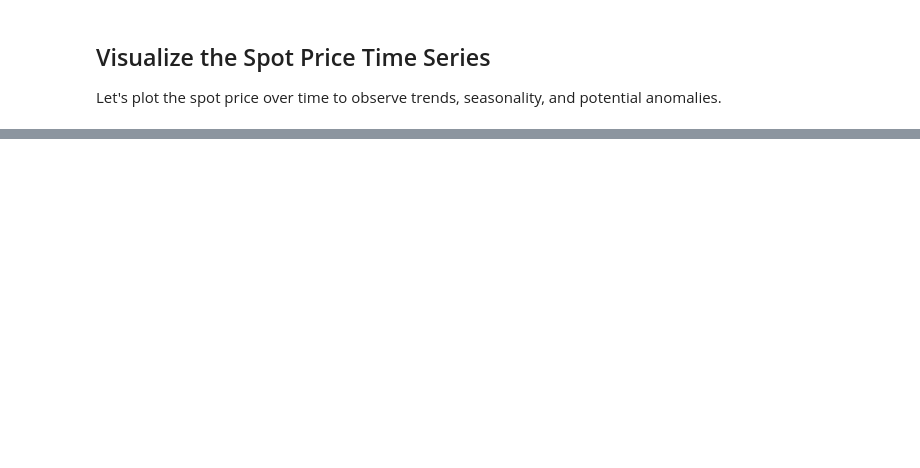
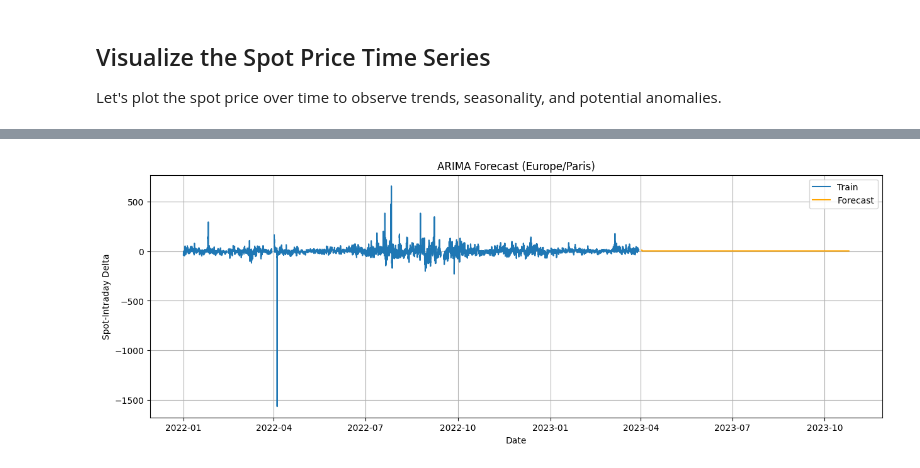
Before and after one commit to ArmandVincent/Power_Spot_Price_Forecasting, a Jupyter notebook: src/04_times_series.ipynb, the cells around one changed output, grey strips where cells are left out. Drawn from its saved outputs; the diff is of its cells as text; code cells hidden in the pictures; blank space fills up the shorter version.

```diff
--- a/src/04_times_series.ipynb
+++ b/src/04_times_series.ipynb
@@ -30,0 +89,50 @@ plt.show()
+# %%
+import pandas as pd
+import matplotlib.pyplot as plt
+from statsmodels.tsa.arima.model import ARIMA
+
+Y_train = Y_train.copy()
+Y_train.index = pd.to_datetime(Y_train.index)
+
+# Properly handle timezone (Europe/Paris)
+if Y_train.index.tz is None:
+    Y_train.index = Y_train.index.tz_localize('UTC').tz_convert('Europe/Paris')
+else:
+    Y_train.index = Y_train.index.tz_convert('Europe/Paris')
+
+# Remove timezone for statsmodels compatibility
+Y_train.index = Y_train.index.tz_localize(None)
+
+# Fix the frequency
+Y_train = Y_train.asfreq('h')
+
+p, d, q = 5, 1, 21
+model = ARIMA(Y_train['spot_id_delta'], order=(p, d, q))
+model_fit = model.fit()
+
+X_test = X_test.copy()
+X_test.index = pd.to_datetime(X_test.index)
+
+if X_test.index.tz is None:
+    X_test.index = X_test.index.tz_localize('UTC').tz_convert('Europe/Paris')
+else:
+    X_test.index = X_test.index.tz_convert('Europe/Paris')
+
+X_test.index = X_test.index.tz_localize(None)
+X_test = X_test.asfreq('h')
+
+n_forecast = len(X_test)
+forecast = model_fit.forecast(steps=n_forecast)
+forecast.index = X_test.index
+
+plt.figure(figsize=(15, 5))
+plt.plot(Y_train.index, Y_train['spot_id_delta'], label='Train')
+plt.plot(forecast.index, forecast, label='Forecast', color='orange')
+plt.xlabel('Date')
+plt.ylabel('Spot-Intraday Delta')
+plt.title('ARIMA Forecast (Europe/Paris)')
+plt.legend()
+plt.grid(True)
+plt.show()
+# %% [output]
+[figure, added]
```
Also changed, not shown: parts of 12 cells of this notebook, 6 other files.
